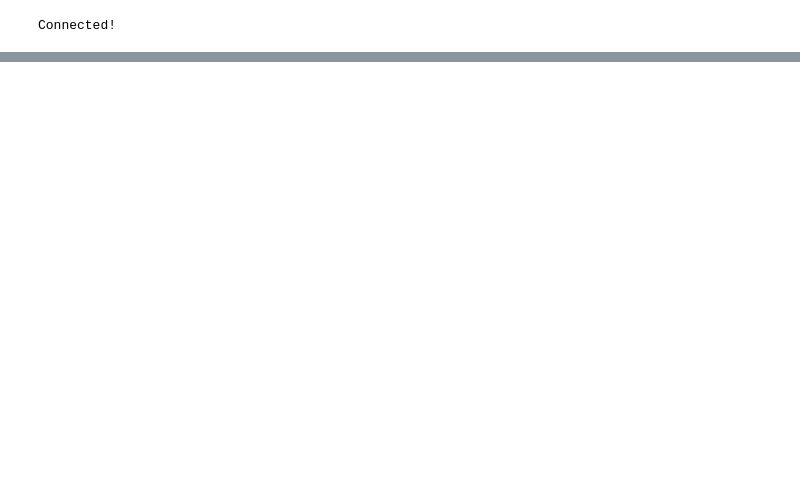
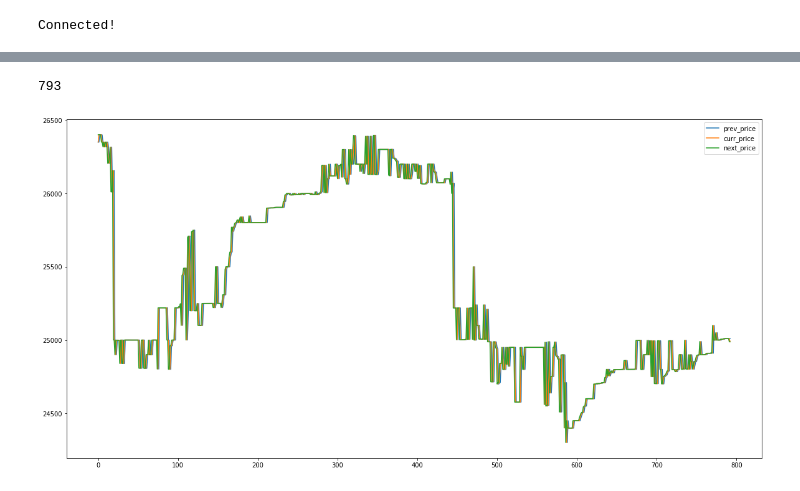
Before and after one commit to fabio-stein/GBot, a Jupyter notebook: notebook/analyser.ipynb, the cells around one changed output, grey strips where cells are left out. Saved outputs shown, nothing was run; the diff lists cells and outputs as text; code cells hidden in the pictures; blank space fills up the shorter version.

Commit message:
Notebook - Predict based on previous and current price

```diff
--- a/notebook/analyser.ipynb
+++ b/notebook/analyser.ipynb
@@ -38 +38,17 @@ price_prediction.plot(ax=ax, x="bpp_prediction_created_timestamp",y="bpp_predict
+# %%
+columns = ["prev_price", "curr_price","next_price"]
+priceinfo = pd.DataFrame(columns=columns)
+pricelist = trade_history["bth_price"]
+for index,price in enumerate(pricelist):
+    if index==0:
+        continue;
+    if index==len(pricelist)-1:
+        break;
+    prev_price = pricelist[index-1]
+    next_price = pricelist[index+1]
+    priceinfo = priceinfo.append({"prev_price":prev_price,"curr_price":price,"next_price":next_price}, ignore_index=True)
+priceinfo.plot()
+# %% [output]
+793
+[figure, added]
 # %%
```
Also changed, not shown: parts of 7 cells of this notebook.
